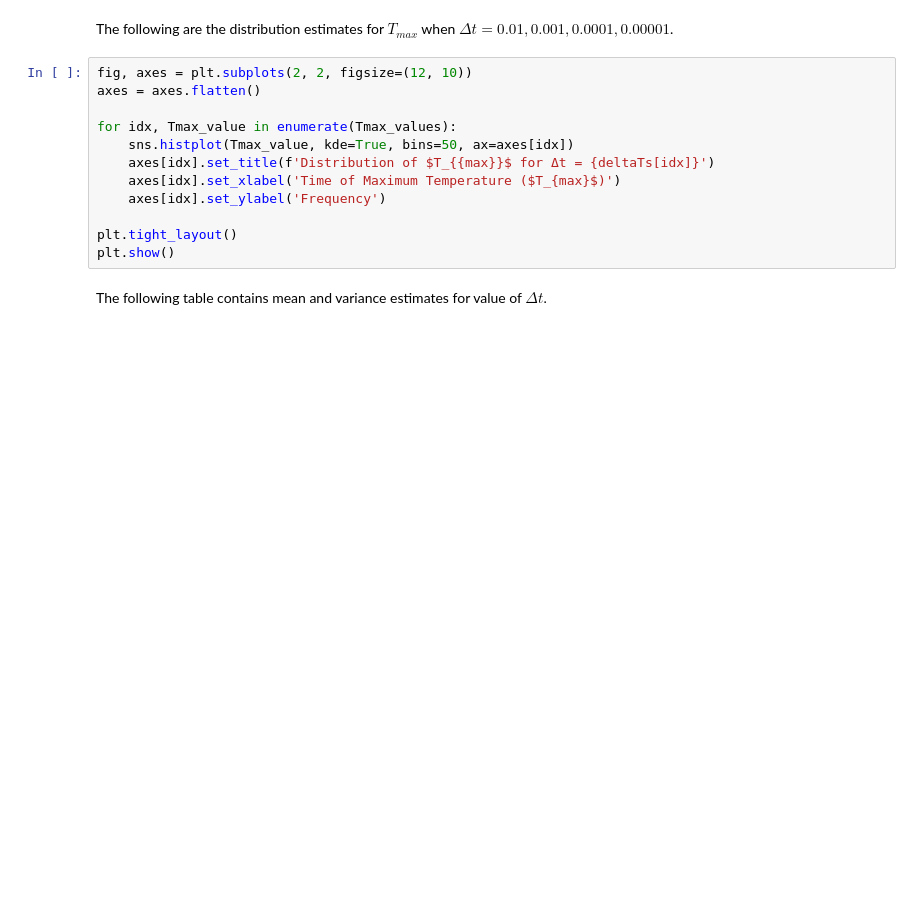
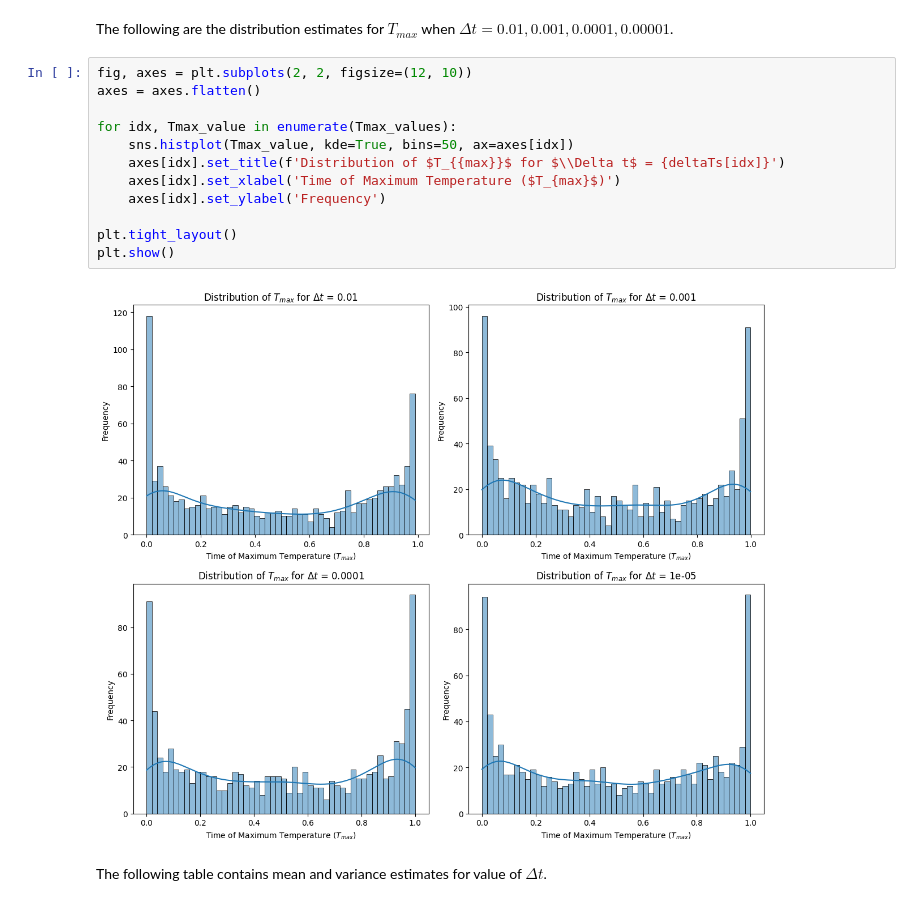
Before and after one commit to ZichengLiang/JLLA_Probablity, a Jupyter notebook: JLLA.ipynb, the cells around one changed output. Drawn from its saved outputs; the diff is of its cells as text; blank space fills up the shorter version.

```diff
--- a/JLLA.ipynb
+++ b/JLLA.ipynb
@@ -112,15 +123,17 @@ The following are the distribution estimates for $T_{max}$ when $\Delta t = 0.01
 # %%
 fig, axes = plt.subplots(2, 2, figsize=(12, 10))
 axes = axes.flatten()
 
 for idx, Tmax_value in enumerate(Tmax_values):
     sns.histplot(Tmax_value, kde=True, bins=50, ax=axes[idx])
-    axes[idx].set_title(f'Distribution of $T_{{max}}$ for Δt = {deltaTs[idx]}')
+    axes[idx].set_title(f'Distribution of $T_{{max}}$ for $\\Delta t$ = {deltaTs[idx]}')
     axes[idx].set_xlabel('Time of Maximum Temperature ($T_{max}$)')
     axes[idx].set_ylabel('Frequency')
 
 plt.tight_layout()
 plt.show()
+# %% [output]
+[figure, added]
 # %% [markdown]
 The following table contains mean and variance estimates for value of $\Delta t$.
 # %%
```
Also changed, not shown: parts of 7 cells of this notebook.
